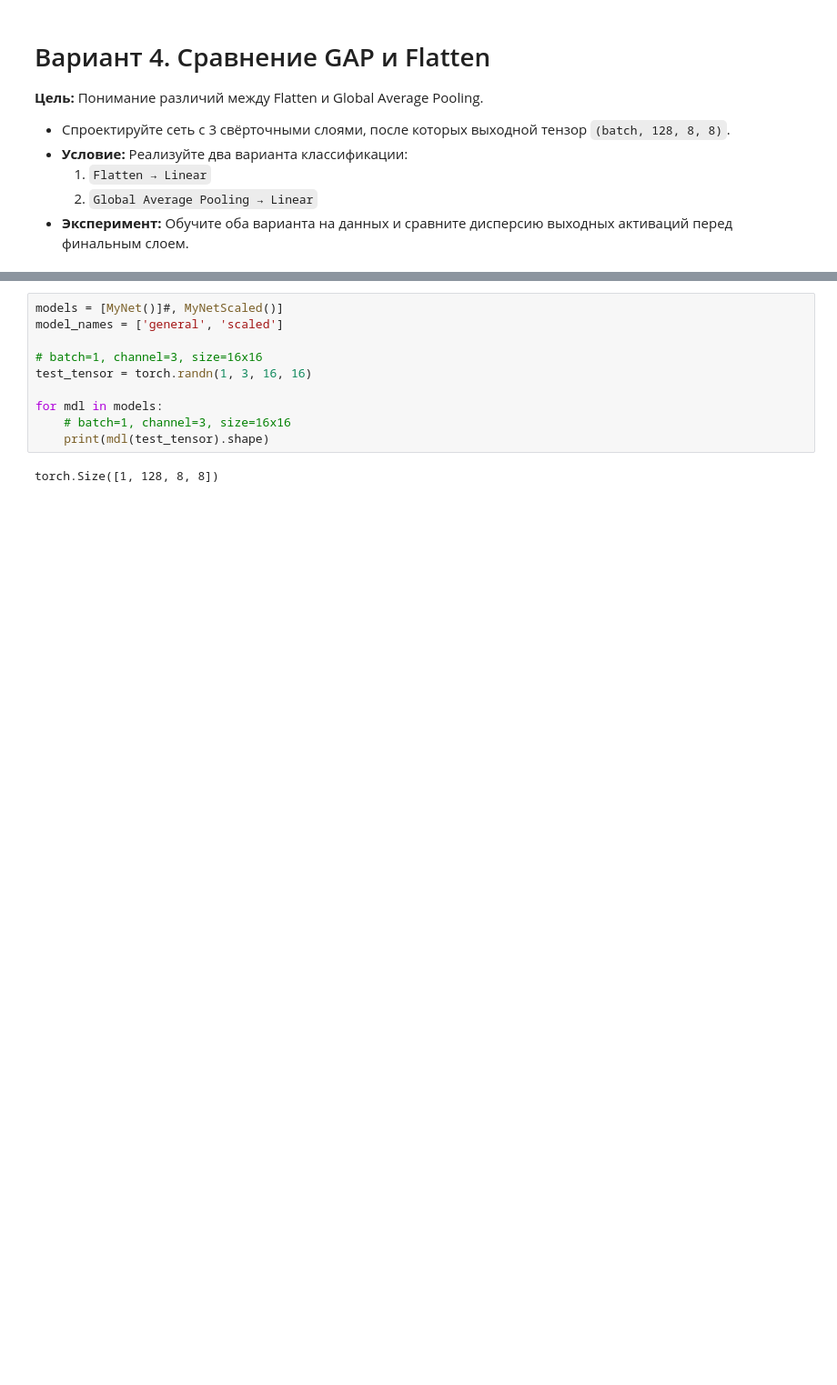
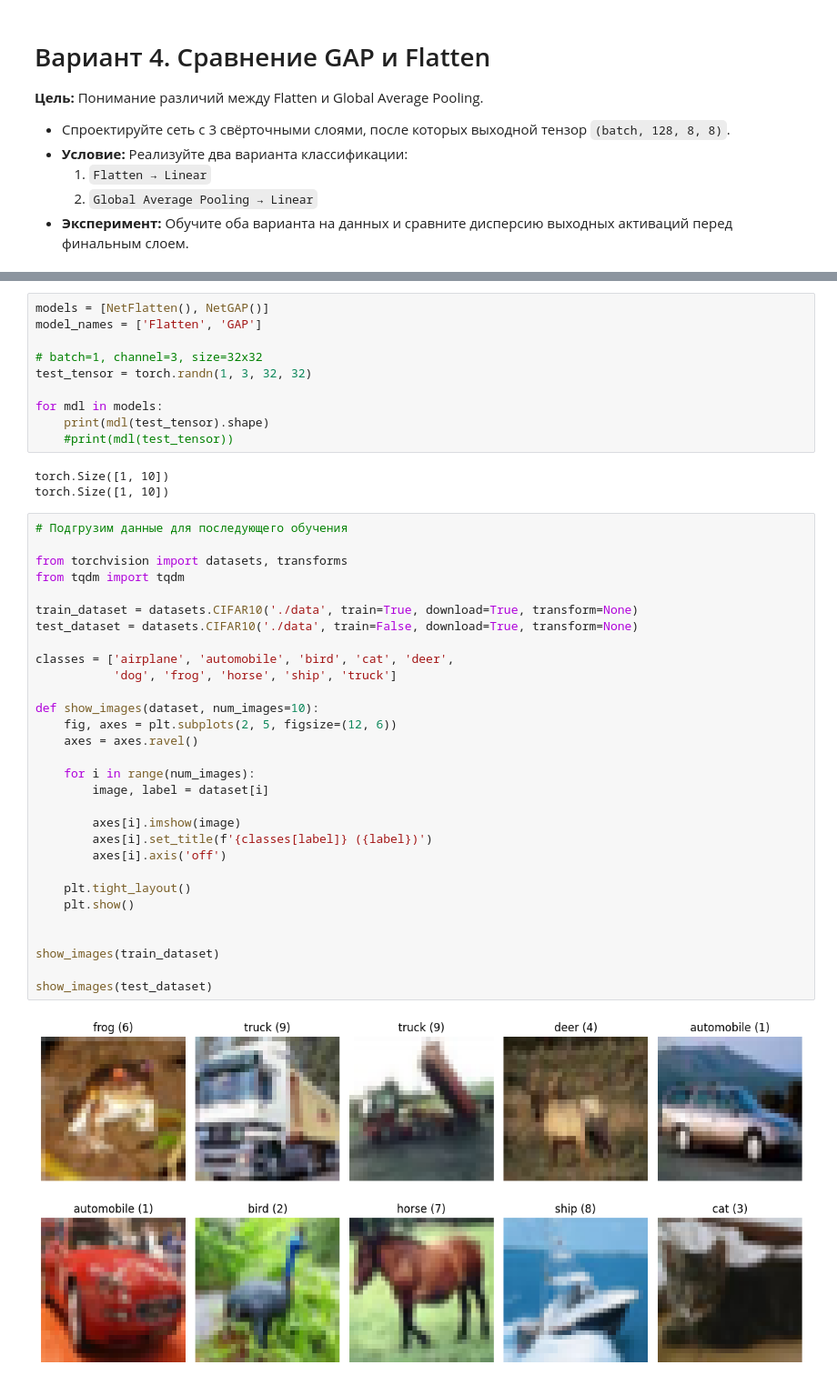
Before and after one commit to romangorbunov91/DL-task-1, a Jupyter notebook: var_4 .ipynb, the cells around one changed output, grey strips where cells are left out. Shown at 91% size. Saved outputs shown, nothing was run; the diff lists cells and outputs as text; blank space fills up the shorter version.

```diff
--- a/var_4 .ipynb
+++ b/var_4 .ipynb
@@ -38,12 +67,45 @@ class MyNet(nn.Module):
 # %%
-models = [MyNet()]#, MyNetScaled()]
-model_names = ['general', 'scaled']
+models = [NetFlatten(), NetGAP()]
+model_names = ['Flatten', 'GAP']
 
-# batch=1, channel=3, size=16x16
-test_tensor = torch.randn(1, 3, 16, 16)
+# batch=1, channel=3, size=32x32
+test_tensor = torch.randn(1, 3, 32, 32)
 
 for mdl in models:
-    # batch=1, channel=3, size=16x16
     print(mdl(test_tensor).shape)
+    #print(mdl(test_tensor))
 # %% [output]
-torch.Size([1, 128, 8, 8])
+torch.Size([1, 10])
+torch.Size([1, 10])
+# %%
+# Подгрузим данные для последующего обучения
+
+from torchvision import datasets, transforms
+from tqdm import tqdm
+
+train_dataset = datasets.CIFAR10('./data', train=True, download=True, transform=None)
+test_dataset = datasets.CIFAR10('./data', train=False, download=True, transform=None)
+
+classes = ['airplane', 'automobile', 'bird', 'cat', 'deer',
+           'dog', 'frog', 'horse', 'ship', 'truck']
+
+def show_images(dataset, num_images=10):
+    fig, axes = plt.subplots(2, 5, figsize=(12, 6))
+    axes = axes.ravel()
+
+    for i in range(num_images):
+        image, label = dataset[i]
+
+        axes[i].imshow(image)
+        axes[i].set_title(f'{classes[label]} ({label})')
+        axes[i].axis('off')
+
+    plt.tight_layout()
+    plt.show()
+
+
+show_images(train_dataset)
+
+show_images(test_dataset)
+# %% [output]
+[figure, added]
```
Also changed, not shown: parts of 7 cells of this notebook, 2 other files.
